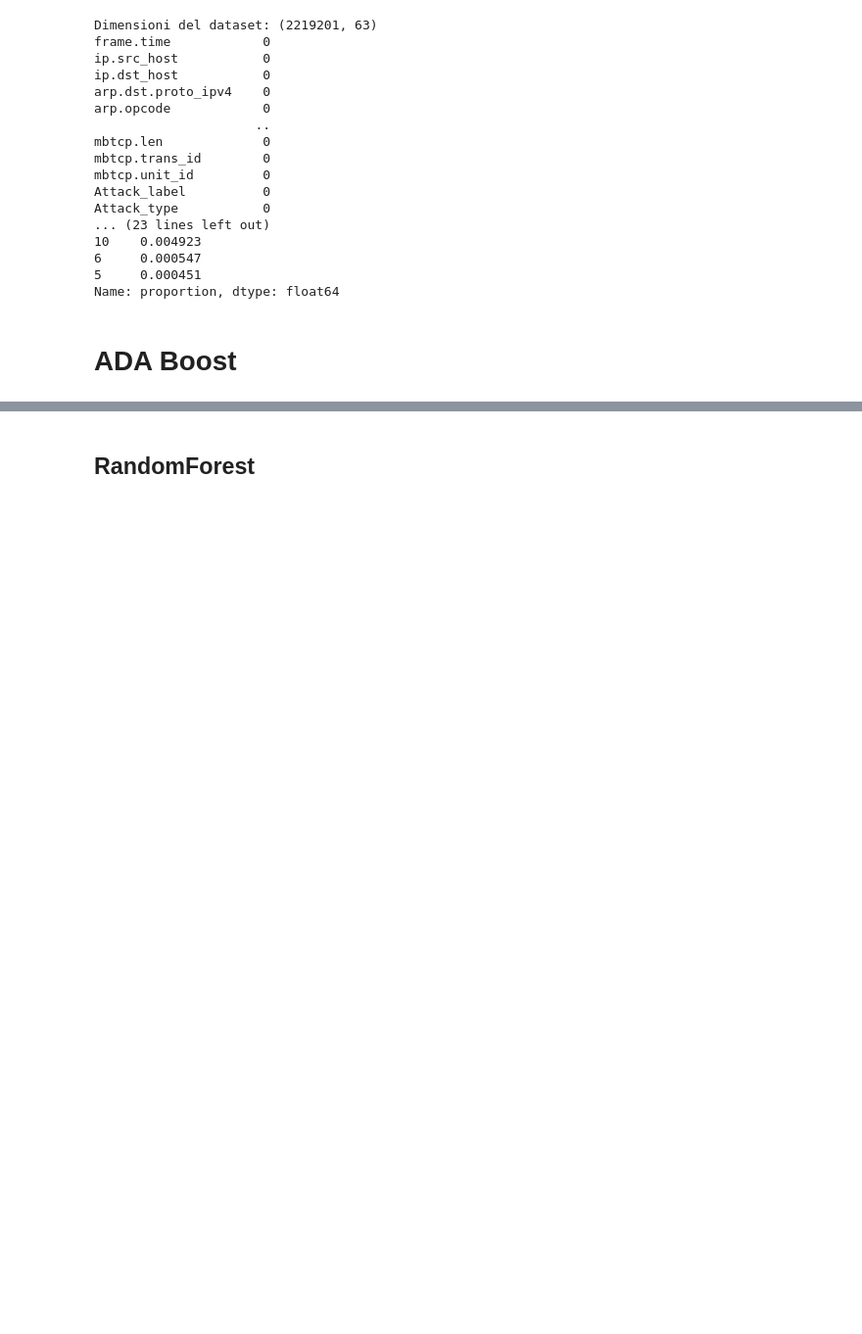
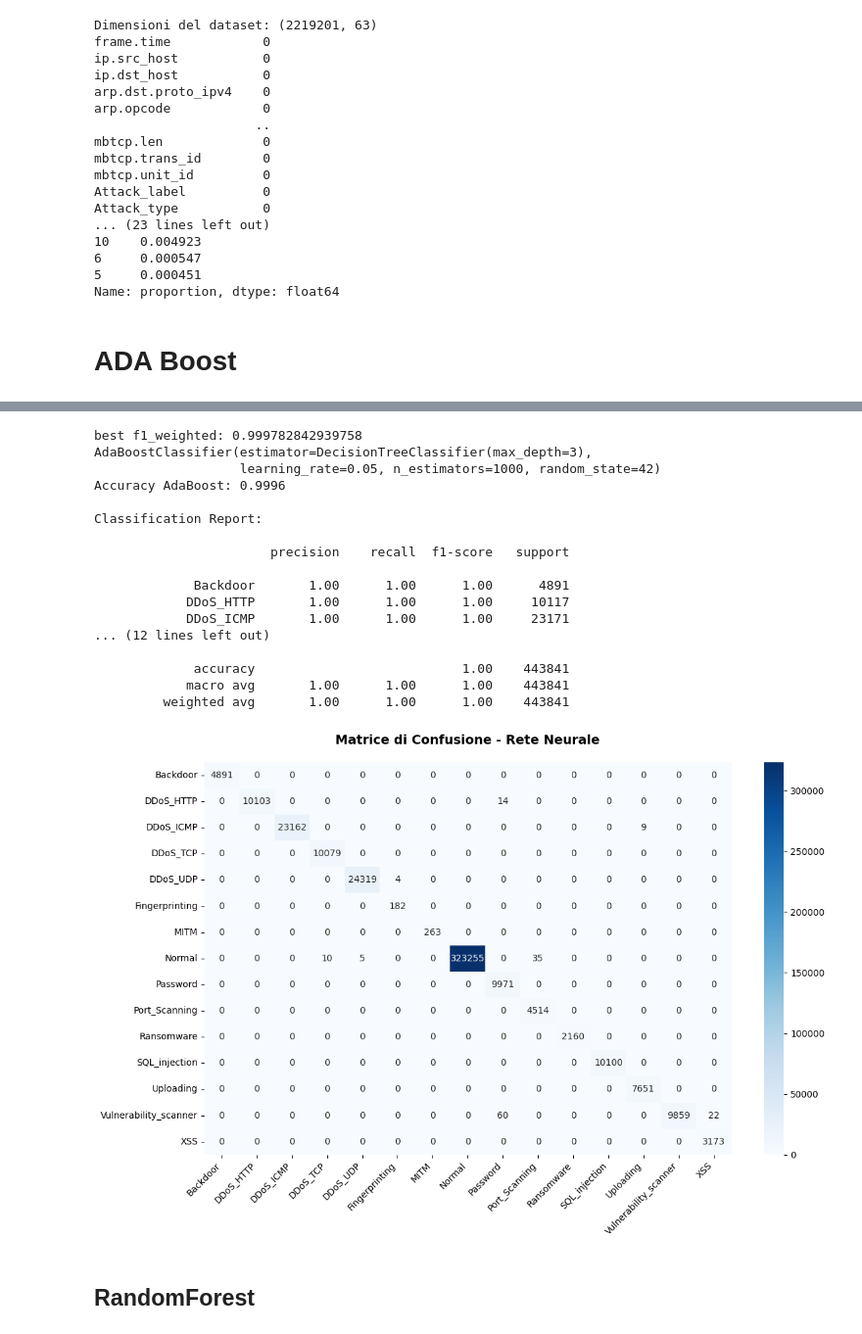
Before and after one commit to andreaire/EsameML, a Jupyter notebook: test.ipynb, the cells around one changed output, grey strips where cells are left out. Shown at 98% size. Saved outputs shown, nothing was run; the diff lists cells and outputs as text; code cells hidden in the pictures; blank space fills up the shorter version.

```diff
--- a/test.ipynb
+++ b/test.ipynb
@@ -238,3 +197,50 @@ Classification Report:
+# %%
+print("best f1_weighted:", ada_search.best_score_)
+print(ada_search.best_estimator_)
+# Accuracy
+acc_ada = accuracy_score(y_test, y_pred_ada)
+print(f"Accuracy AdaBoost: {acc_ada:.4f}")
+
+# Classification report
+print("\nClassification Report:\n")
+print(classification_report(y_test, y_pred_ada, target_names=le_target.classes_))
+
+#matrice di confusione
+cm_ada = confusion_matrix(y_test, y_pred_ada)
+
+# Use original class names from LabelEncoder
+labels = le_target.classes_
+
+
+plt.figure(figsize=(12, 8))
+sns.heatmap(cm_ada, annot=True, fmt='d', cmap='Blues',
+            xticklabels=labels,
+            yticklabels=labels)
+plt.title('Matrice di Confusione - Rete Neurale',
+          fontsize=14, fontweight='bold', pad=20)
+plt.xticks(rotation=45, ha='right')
+plt.yticks(rotation=0)
+plt.tight_layout()
+plt.show()
+# %% [output]
+best f1_weighted: 0.999782842939758
+AdaBoostClassifier(estimator=DecisionTreeClassifier(max_depth=3),
+                   learning_rate=0.05, n_estimators=1000, random_state=42)
+Accuracy AdaBoost: 0.9996
+
+Classification Report:
+
+                       precision    recall  f1-score   support
+
+             Backdoor       1.00      1.00      1.00      4891
+            DDoS_HTTP       1.00      1.00      1.00     10117
+            DDoS_ICMP       1.00      1.00      1.00     23171
+... (12 lines left out)
+
+             accuracy                           1.00    443841
+            macro avg       1.00      1.00      1.00    443841
+         weighted avg       1.00      1.00      1.00    443841
+[figure, added]
 # %% [markdown]
 ## RandomForest
 # %%
```
Also changed, not shown: parts of 6 cells of this notebook, 2 other files.
